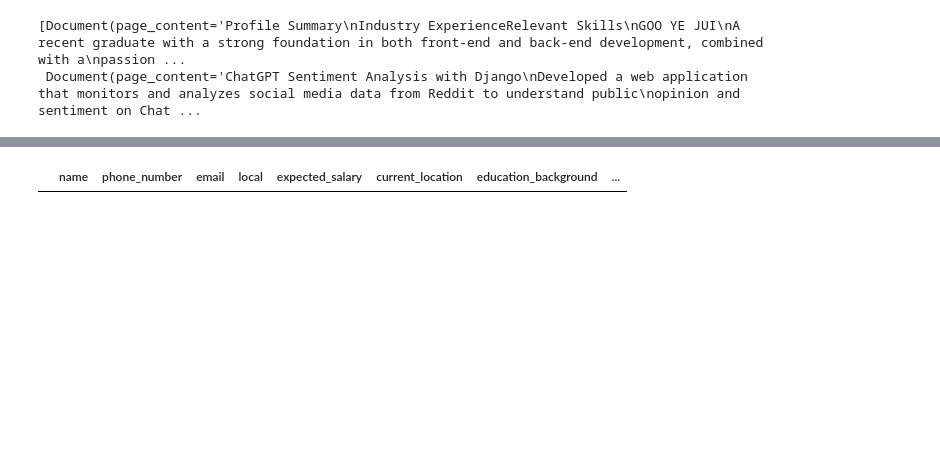
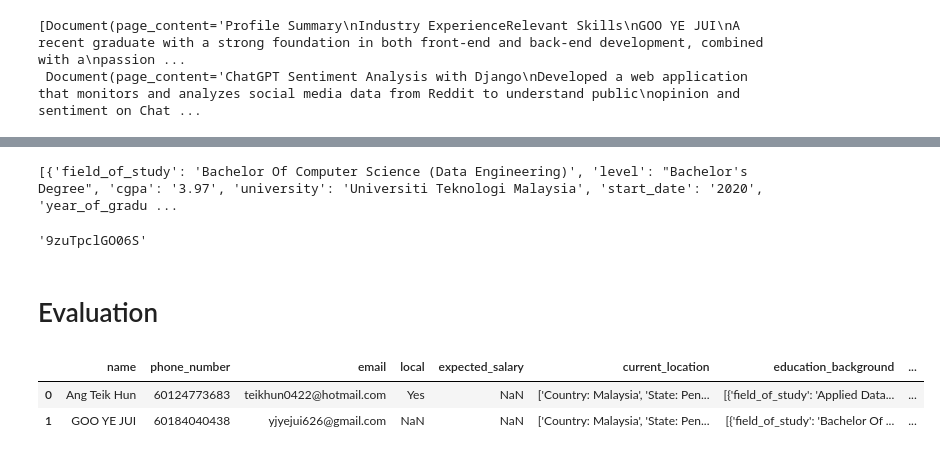
Before and after one commit to CthreeP0/Rag_project, a Jupyter notebook: fyp.ipynb, the cells around one changed output, grey strips where cells are left out. Cells and saved outputs as stored; diff of their text form; code cells hidden in the pictures; blank space fills up the shorter version.

```diff
--- a/fyp.ipynb
+++ b/fyp.ipynb
@@ -157,4 +137,0 @@ AttributeError: 'DataFrame' object has no attribute 'append'
-# %%
-df
-# %% [output]
-|  | name | phone_number | email | local | expected_salary | current_location | education_background | ... |
@@ -160,0 +147,21 @@ df
+# %%
+print(df['education_background'][0])
+# %% [output]
+[{'field_of_study': 'Bachelor Of Computer Science (Data Engineering)', 'level': "Bachelor's Degree", 'cgpa': '3.97', 'university': 'Universiti Teknologi Malaysia', 'start_date': '2020', 'year_of_gradu ...
+# %%
+import secrets,string
+batch_token = "".join(secrets.choice(string.ascii_letters + string.digits) for _ in range(12))
+batch_token
+# %% [output]
+'9zuTpclGO06S'
+# %% [markdown]
+# Evaluation
+# %%
+import pandas as pd
+
+data_dict = pd.read_excel('results.xlsx',index_col=0)
+data_dict
+# %% [output]
+|  | name | phone_number | email | local | expected_salary | current_location | education_background | ... |
+| 0 | Ang Teik Hun | 60124773683 | teikhun0422@hotmail.com | Yes | NaN | ['Country: Malaysia', 'State: Pen... | [{'field_of_study': 'Applied Data... | ... |
+| 1 | GOO YE JUI | 60184040438 | yjyejui626@gmail.com | NaN | NaN | ['Country: Malaysia', 'State: Pen... | [{'field_of_study': 'Bachelor Of ... | ... |
```
Also changed, not shown: parts of 13 cells of this notebook, 8 other files.
